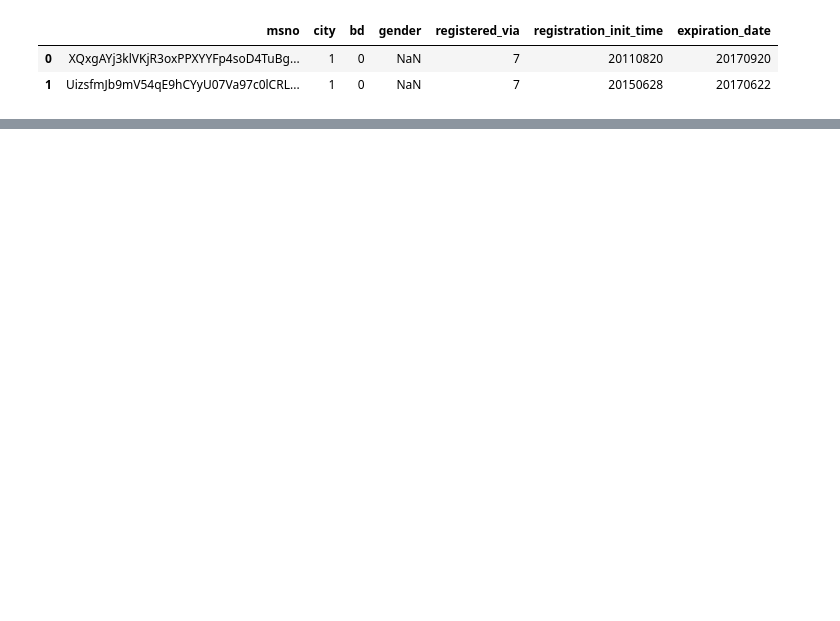
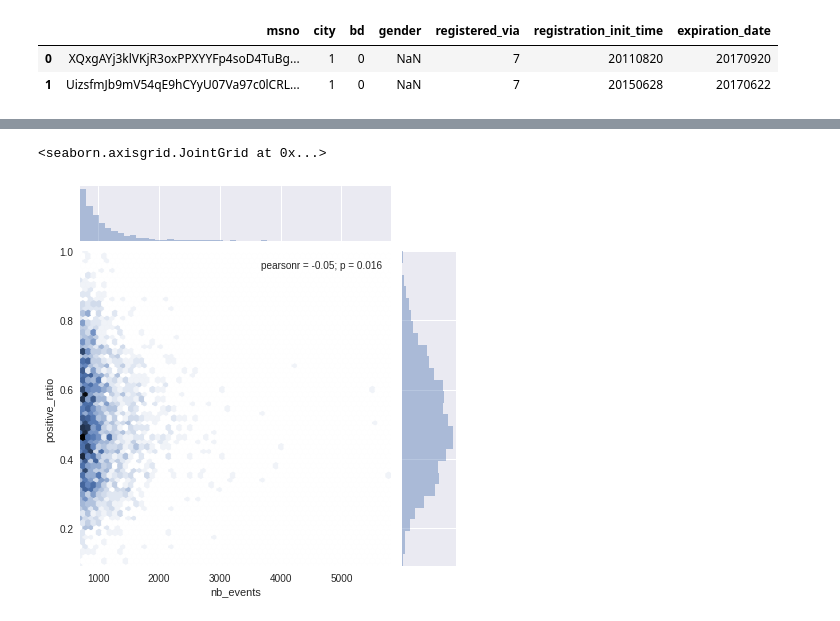
Before and after one commit to scascar/Top1ouRien, a Jupyter notebook: Exploration-members.ipynb, the cells around one changed output, grey strips where cells are left out. Cells and saved outputs as stored; diff of their text form; code cells hidden in the pictures; blank space fills up the shorter version.

```diff
--- a/Exploration-members.ipynb
+++ b/Exploration-members.ipynb
@@ -69,0 +83,6 @@ Name: positive_events, Length: 984, dtype: int64
+# %%
+#Apparently the less events, the less positive the ratio is (for really low volume of events < 50)
+sns.jointplot(x="nb_events", y="positive_ratio", data=members[(members['nb_events']>700) & (members['nb_events']<10000) ],kind="hex")
+# %% [output]
+<seaborn.axisgrid.JointGrid at 0x...>
+[figure, added]
```
Also changed, not shown: parts of 9 cells of this notebook.
